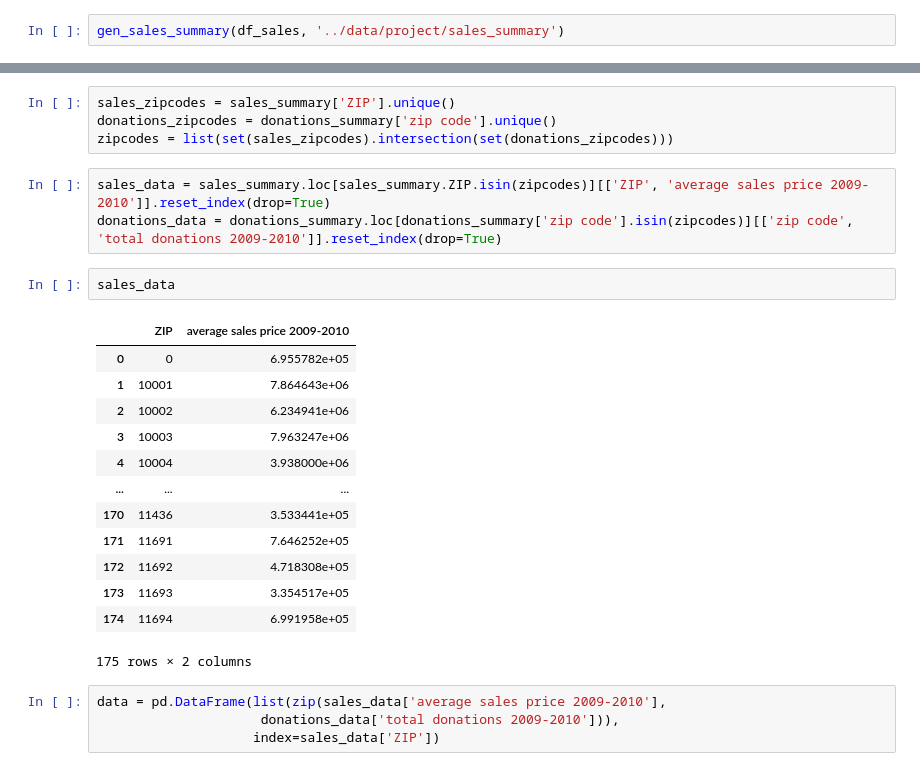
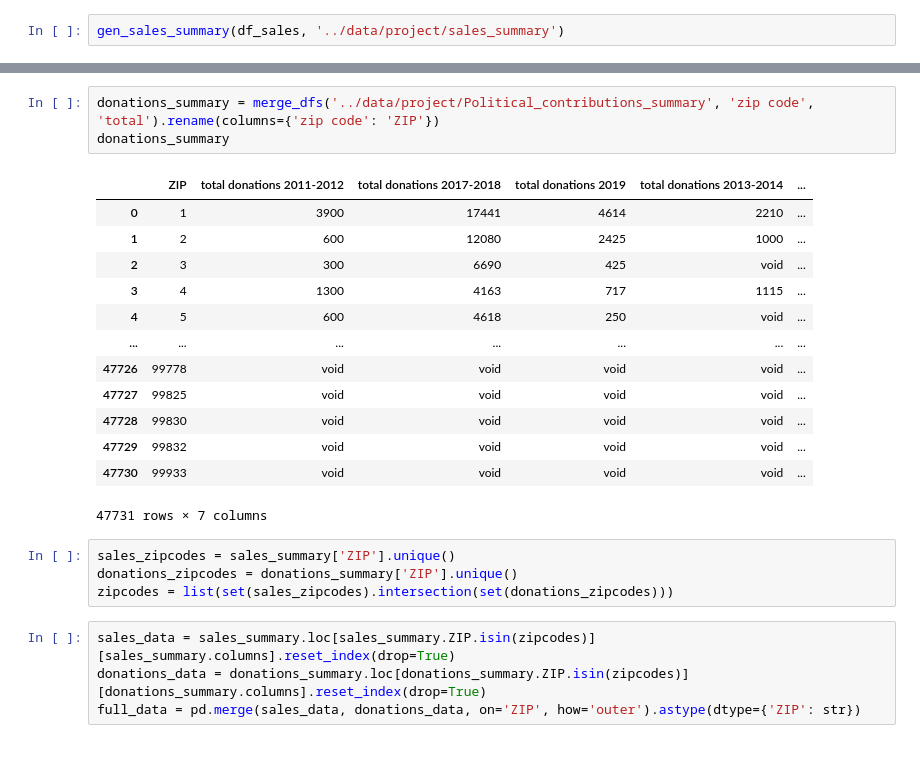
Before and after one commit to nding17/WhiterockAI, a Jupyter notebook: notebooks/sales master summary.ipynb, the cells around one changed output, grey strips where cells are left out. Drawn from its saved outputs; the diff is of its cells as text.

```diff
--- a/notebooks/sales master summary.ipynb
+++ b/notebooks/sales master summary.ipynb
@@ -160,27 +99,25 @@ donations_summary
+# %%
+donations_summary = merge_dfs('../data/project/Political_contributions_summary', 'zip code', 'total').rename(columns={'zip code': 'ZIP'})
+donations_summary
+# %% [output]
+|  | ZIP | total donations 2011-2012 | total donations 2017-2018 | total donations 2019 | total donations 2013-2014 | ... |
+| 0 | 1 | 3900 | 17441 | 4614 | 2210 | ... |
+| 1 | 2 | 600 | 12080 | 2425 | 1000 | ... |
+| 2 | 3 | 300 | 6690 | 425 | void | ... |
+| 3 | 4 | 1300 | 4163 | 717 | 1115 | ... |
+| 4 | 5 | 600 | 4618 | 250 | void | ... |
+| ... | ... | ... | ... | ... | ... | ... |
+| 47726 | 99778 | void | void | void | void | ... |
+| 47727 | 99825 | void | void | void | void | ... |
+| 47728 | 99830 | void | void | void | void | ... |
+| 47729 | 99832 | void | void | void | void | ... |
+| 47730 | 99933 | void | void | void | void | ... |
+47731 rows × 7 columns
 # %%
 sales_zipcodes = sales_summary['ZIP'].unique()
-donations_zipcodes = donations_summary['zip code'].unique()
+donations_zipcodes = donations_summary['ZIP'].unique()
 zipcodes = list(set(sales_zipcodes).intersection(set(donations_zipcodes)))
 # %%
-sales_data = sales_summary.loc[sales_summary.ZIP.isin(zipcodes)][['ZIP', 'average sales price 2009-2010']].reset_index(drop=True)
-donations_data = donations_summary.loc[donations_summary['zip code'].isin(zipcodes)][['zip code', 'total donations 2009-2010']].reset_index(drop=True)
+sales_data = sales_summary.loc[sales_summary.ZIP.isin(zipcodes)][sales_summary.columns].reset_index(drop=True)
+donations_data = donations_summary.loc[donations_summary.ZIP.isin(zipcodes)][donations_summary.columns].reset_index(drop=True)
+full_data = pd.merge(sales_data, donations_data, on='ZIP', how='outer').astype(dtype={'ZIP': str})
-# %%
-sales_data
-# %% [output]
-|  | ZIP | average sales price 2009-2010 |
-| 0 | 0 | 6.955782e+05 |
-| 1 | 10001 | 7.864643e+06 |
-| 2 | 10002 | 6.234941e+06 |
-| 3 | 10003 | 7.963247e+06 |
-| 4 | 10004 | 3.938000e+06 |
-| ... | ... | ... |
-| 170 | 11436 | 3.533441e+05 |
-| 171 | 11691 | 7.646252e+05 |
-| 172 | 11692 | 4.718308e+05 |
-| 173 | 11693 | 3.354517e+05 |
-| 174 | 11694 | 6.991958e+05 |
-175 rows × 2 columns
-# %%
-data = pd.DataFrame(list(zip(sales_data['average sales price 2009-2010'],
-                     donations_data['total donations 2009-2010'])),
-                    index=sales_data['ZIP'])
```
Also changed, not shown: parts of 21 cells of this notebook, 1 other file.
